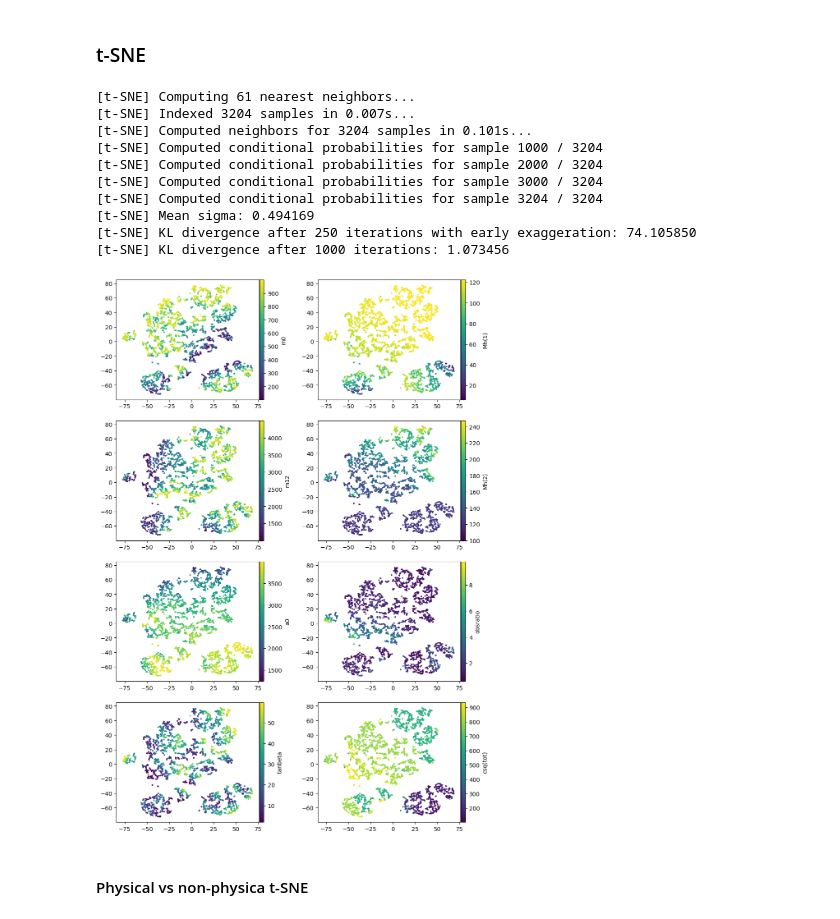
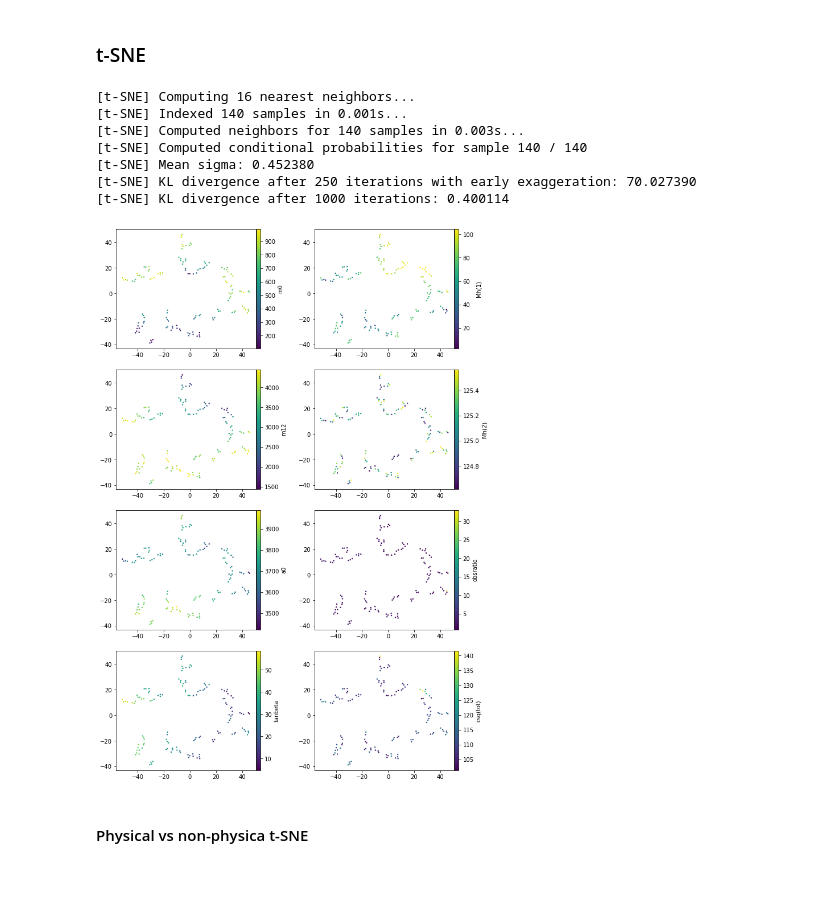
Before and after one commit to mjadiaz/hep-scanner, a Jupyter notebook: dim_reduction.ipynb, the cells around one changed output. Drawn from its saved outputs; the diff is of its cells as text; code cells hidden in the pictures; blank space fills up the shorter version.

```diff
--- a/dim_reduction.ipynb
+++ b/dim_reduction.ipynb
@@ -318,0 +335,7 @@ array([0.36363527, 0.20325181])
+# %%
+pca = PCA(n_components=2)
+principalComponents = pca.fit_transform(x)
+principalDf = pd.DataFrame(
+    data = principalComponents,
+    columns = ['principal component 1', 'principal component 2']
+    )
@@ -318,0 +346,27 @@ array([0.36363527, 0.20325181])
+# %%
+fig, axs = plt.subplots(4, 2, figsize=(10,14))
+axes = [(0,0), (1,0), (2,0), (3,0), (0,1), (1,1), (2,1), (3,1)]
+for column, axis in zip(columns, axes):
+    a,b = axis
+    ax = axs[a,b]
+
+    #ax.set_xlabel('pc1', fontsize = 15)
+    #ax.set_ylabel('pc2', fontsize = 15)
+    #ax.set_title('2 component PCA', fontsize = 20)
+
+
+    im1 = ax.scatter(
+        principalDf['principal component 1'],
+        principalDf['principal component 2'],
+        c = xt[column],
+        s = 5, alpha=1)
+    divider = make_axes_locatable(ax)
+    cax = divider.append_axes('right', size='3%', pad=0.01)
+    cbar=fig.colorbar(im1, cax=cax, orientation='vertical')
+    cbar.set_label(column)
+    #cbar = plt.colorbar()
+    #cbar.set_label(column)
+    #ax.legend(targets)
+    #ax.grid()
+fig.tight_layout(pad=2.0)
+plt.show()
@@ -320,51 +376,49 @@ array([0.36363527, 0.20325181])
 ### t-SNE
 # %%
 from sklearn.manifold import TSNE
-embedding = TSNE(n_components=2, verbose=1, perplexity=20, n_iter=1000, learning_rate=200) #result has 2 features
+
+embedding = TSNE(n_components=2, verbose=1, perplexity=5, n_iter=1000, learning_rate=200) #result has 2 features
 X_transformed = embedding.fit_transform(x)
 # %% [output]
-[t-SNE] Computing 61 nearest neighbors...
-[t-SNE] Indexed 3204 samples in 0.007s...
-[t-SNE] Computed neighbors for 3204 samples in 0.101s...
-[t-SNE] Computed conditional probabilities for sample 1000 / 3204
-[t-SNE] Computed conditional probabilities for sample 2000 / 3204
-[t-SNE] Computed conditional probabilities for sample 3000 / 3204
-[t-SNE] Computed conditional probabilities for sample 3204 / 3204
-[t-SNE] Mean sigma: 0.494169
-[t-SNE] KL divergence after 250 iterations with early exaggeration: 74.105850
-[t-SNE] KL divergence after 1000 iterations: 1.073456
+[t-SNE] Computing 16 nearest neighbors...
+[t-SNE] Indexed 140 samples in 0.001s...
+[t-SNE] Computed neighbors for 140 samples in 0.003s...
+[t-SNE] Computed conditional probabilities for sample 140 / 140
+[t-SNE] Mean sigma: 0.452380
+[t-SNE] KL divergence after 250 iterations with early exaggeration: 70.027390
+[t-SNE] KL divergence after 1000 iterations: 0.400114
 # %%
 X = X_transformed.T[0]
 Y = X_transformed.T[1]
 # %%
 fig, axs = plt.subplots(4, 2, figsize=(10,14))
 axes = [(0,0), (1,0), (2,0), (3,0), (0,1), (1,1), (2,1), (3,1)]
 for column, axis in zip(columns, axes):
     a,b = axis
     ax = axs[a,b]
 
     #ax.set_xlabel('pc1', fontsize = 15)
     #ax.set_ylabel('pc2', fontsize = 15)
     #ax.set_title('2 component PCA', fontsize = 20)
 
 
     im1 = ax.scatter(
         X,
         Y,
-        c = phy_2[column],
+        c = xt[column],
         s = 2, alpha=1)
     divider = make_axes_locatable(ax)
     cax = divider.append_axes('right', size='3%', pad=0.01)
     cbar=fig.colorbar(im1, cax=cax, orientation='vertical')
     cbar.set_label(column)
     #cbar = plt.colorbar()
     #cbar.set_label(column)
     #ax.legend(targets)
     #ax.grid()
 fig.tight_layout(pad=2.0)
 plt.show()
 # %% [output]
-[figure, old version]
+[figure, new version]
 # %% [markdown]
 #### Physical vs non-physica t-SNE
 # %%
```
Also changed, not shown: parts of 5 cells of this notebook.
